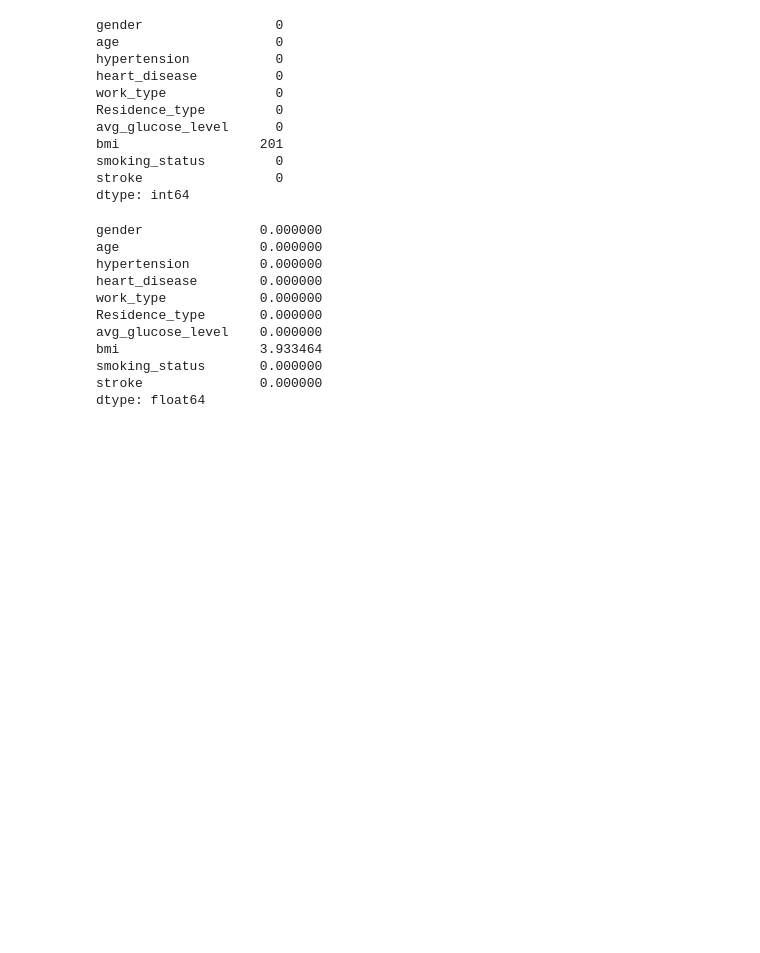
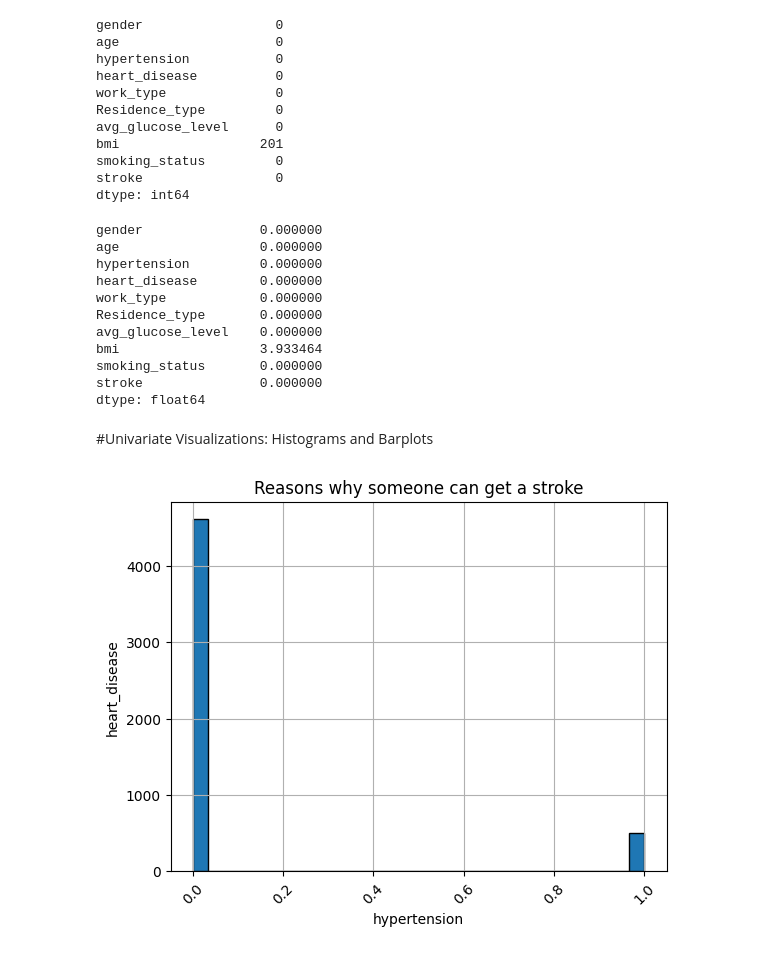
Before and after one commit to CatDawn29/Catherine-Project-2.0, a Jupyter notebook: Tippins_Project_2.ipynb, the cells around one changed output. Saved outputs shown, nothing was run; the diff lists cells and outputs as text; code cells hidden in the pictures; blank space fills up the shorter version.

```diff
--- a/Tippins_Project_2.ipynb
+++ b/Tippins_Project_2.ipynb
@@ -301,3 +301,14 @@ bmi                  3.933464
 smoking_status       0.000000
 stroke               0.000000
 dtype: float64
+# %% [markdown]
+#Univariate Visualizations: Histograms and Barplots
+# %%
+ax = stroke_df['hypertension'].hist(bins = 30, edgecolor = 'black')
+ax.tick_params(axis='x', rotation = 45)
+ax.ticklabel_format(style='plain')
+ax.set_title('Reasons why someone can get a stroke')
+ax.set_xlabel('hypertension')
+ax.set_ylabel('heart_disease');
+# %% [output]
+[figure, added]
```
Also changed, not shown: parts of 4 cells of this notebook.
